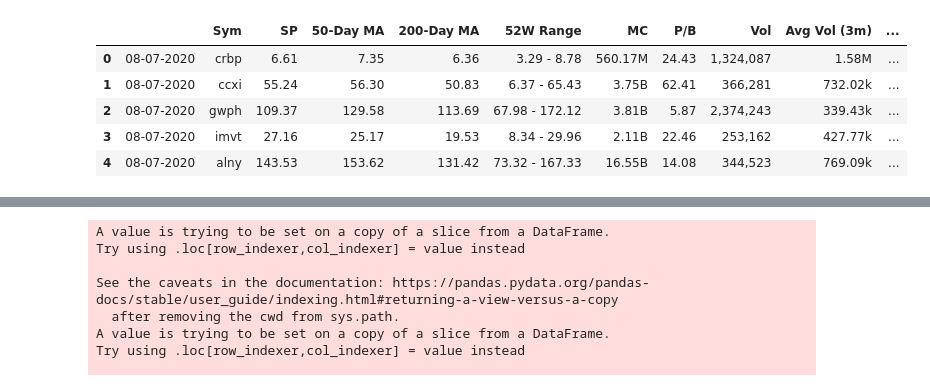
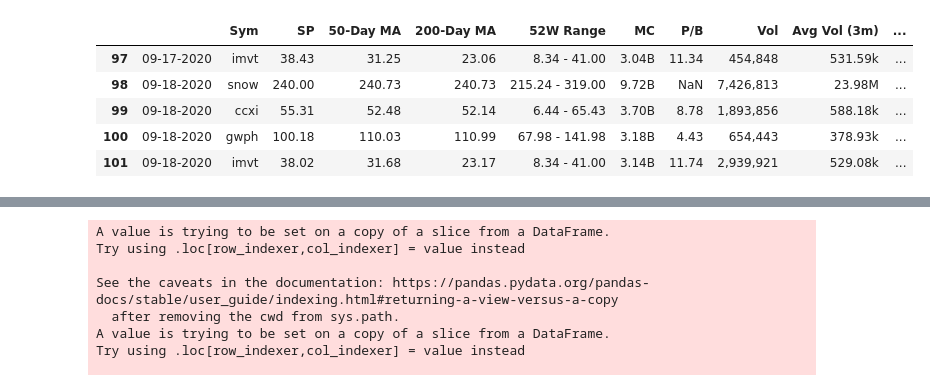
Before and after one commit to G-Sprouts/Stock_project, a Jupyter notebook: Stocks.ipynb, the cells around one changed output, grey strips where cells are left out. Cells and saved outputs as stored; diff of their text form; code cells hidden in the pictures.

```diff
--- a/Stocks.ipynb
+++ b/Stocks.ipynb
@@ -30,14 +34,14 @@ df = pd.DataFrame(file)
 # %%
 # Examine DataFrame
 
-df.head()
+df.tail()
 # %% [output]
 |  |  | Sym | SP | 50-Day MA | 200-Day MA | 52W Range | MC | P/B | Vol | Avg Vol (3m) | ... |
-| 0 | 08-07-2020 | crbp | 6.61 | 7.35 | 6.36 | 3.29 - 8.78 | 560.17M | 24.43 | 1,324,087 | 1.58M | ... |
-| 1 | 08-07-2020 | ccxi | 55.24 | 56.30 | 50.83 | 6.37 - 65.43 | 3.75B | 62.41 | 366,281 | 732.02k | ... |
-| 2 | 08-07-2020 | gwph | 109.37 | 129.58 | 113.69 | 67.98 - 172.12 | 3.81B | 5.87 | 2,374,243 | 339.43k | ... |
-| 3 | 08-07-2020 | imvt | 27.16 | 25.17 | 19.53 | 8.34 - 29.96 | 2.11B | 22.46 | 253,162 | 427.77k | ... |
-| 4 | 08-07-2020 | alny | 143.53 | 153.62 | 131.42 | 73.32 - 167.33 | 16.55B | 14.08 | 344,523 | 769.09k | ... |
+| 97 | 09-17-2020 | imvt | 38.43 | 31.25 | 23.06 | 8.34 - 41.00 | 3.04B | 11.34 | 454,848 | 531.59k | ... |
+| 98 | 09-18-2020 | snow | 240.00 | 240.73 | 240.73 | 215.24 - 319.00 | 9.72B | NaN | 7,426,813 | 23.98M | ... |
+| 99 | 09-18-2020 | ccxi | 55.31 | 52.48 | 52.14 | 6.44 - 65.43 | 3.70B | 8.78 | 1,893,856 | 588.18k | ... |
+| 100 | 09-18-2020 | gwph | 100.18 | 110.03 | 110.99 | 67.98 - 141.98 | 3.18B | 4.43 | 654,443 | 378.93k | ... |
+| 101 | 09-18-2020 | imvt | 38.02 | 31.68 | 23.17 | 8.34 - 41.00 | 3.14B | 11.74 | 2,939,921 | 529.08k | ... |
 # %%
 # Rename column(s)
 
```
Also changed, not shown: parts of 11 cells of this notebook.
